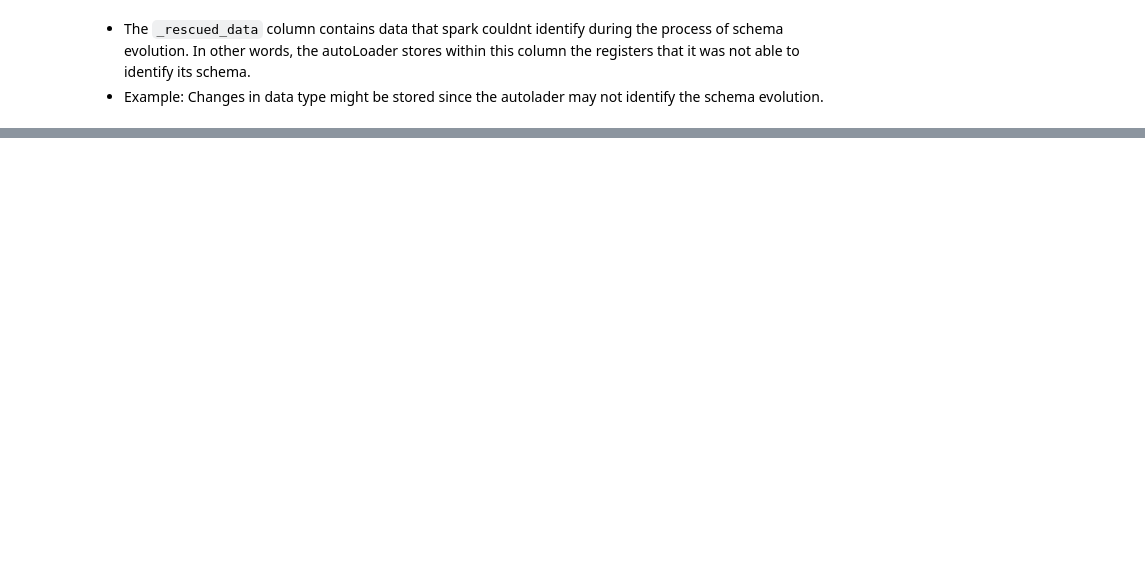
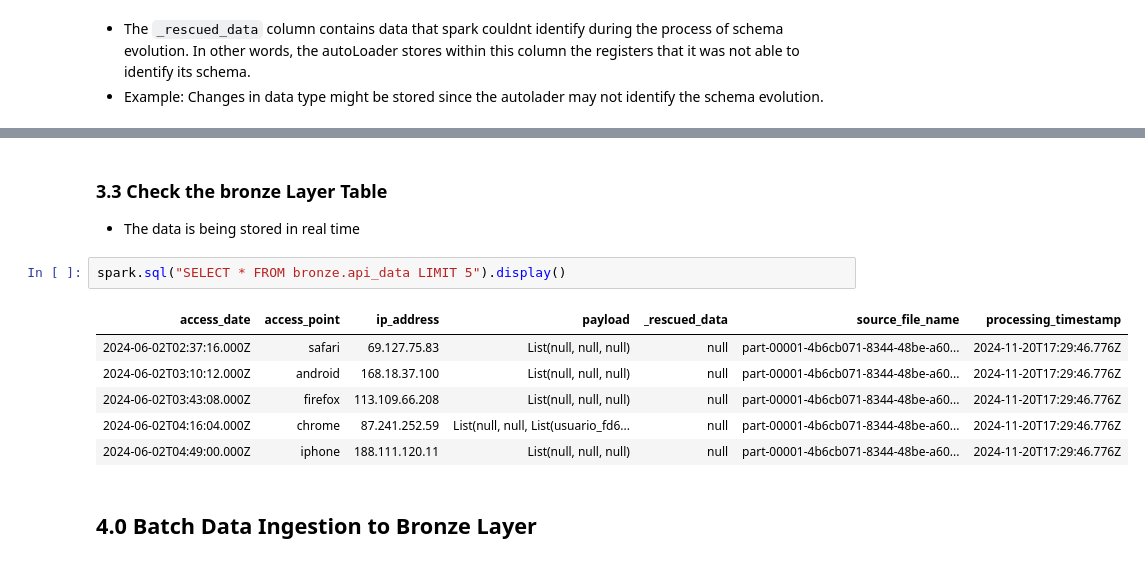
Before and after one commit to jmcabreira/DataPipeline-DataBricks, a Jupyter notebook: Load_Bronze_Layer.ipynb, the cells around one changed output, grey strips where cells are left out. Saved outputs shown, nothing was run; the diff lists cells and outputs as text; blank space fills up the shorter version.

```diff
--- a/Load_Bronze_Layer.ipynb
+++ b/Load_Bronze_Layer.ipynb
@@ -134,0 +148,15 @@ NameError: name 'col' is not defined
+# %% [markdown]
+### 3.3 Check the bronze Layer Table
+
+* The data is being stored in real time
+# %%
+spark.sql("SELECT * FROM bronze.api_data LIMIT 5").display()
+# %% [output]
+| access_date | access_point | ip_address | payload | _rescued_data | source_file_name | processing_timestamp |
+| 2024-06-02T02:37:16.000Z | safari | 69.127.75.83 | List(null, null, null) | null | part-00001-4b6cb071-8344-48be-a60... | 2024-11-20T17:29:46.776Z |
+| 2024-06-02T03:10:12.000Z | android | 168.18.37.100 | List(null, null, null) | null | part-00001-4b6cb071-8344-48be-a60... | 2024-11-20T17:29:46.776Z |
+| 2024-06-02T03:43:08.000Z | firefox | 113.109.66.208 | List(null, null, null) | null | part-00001-4b6cb071-8344-48be-a60... | 2024-11-20T17:29:46.776Z |
+| 2024-06-02T04:16:04.000Z | chrome | 87.241.252.59 | List(null, null, List(usuario_fd6... | null | part-00001-4b6cb071-8344-48be-a60... | 2024-11-20T17:29:46.776Z |
+| 2024-06-02T04:49:00.000Z | iphone | 188.111.120.11 | List(null, null, null) | null | part-00001-4b6cb071-8344-48be-a60... | 2024-11-20T17:29:46.776Z |
+# %% [markdown]
+## 4.0 Batch Data Ingestion to Bronze Layer
```
Also changed, not shown: parts of 20 cells of this notebook, 2 other files.
